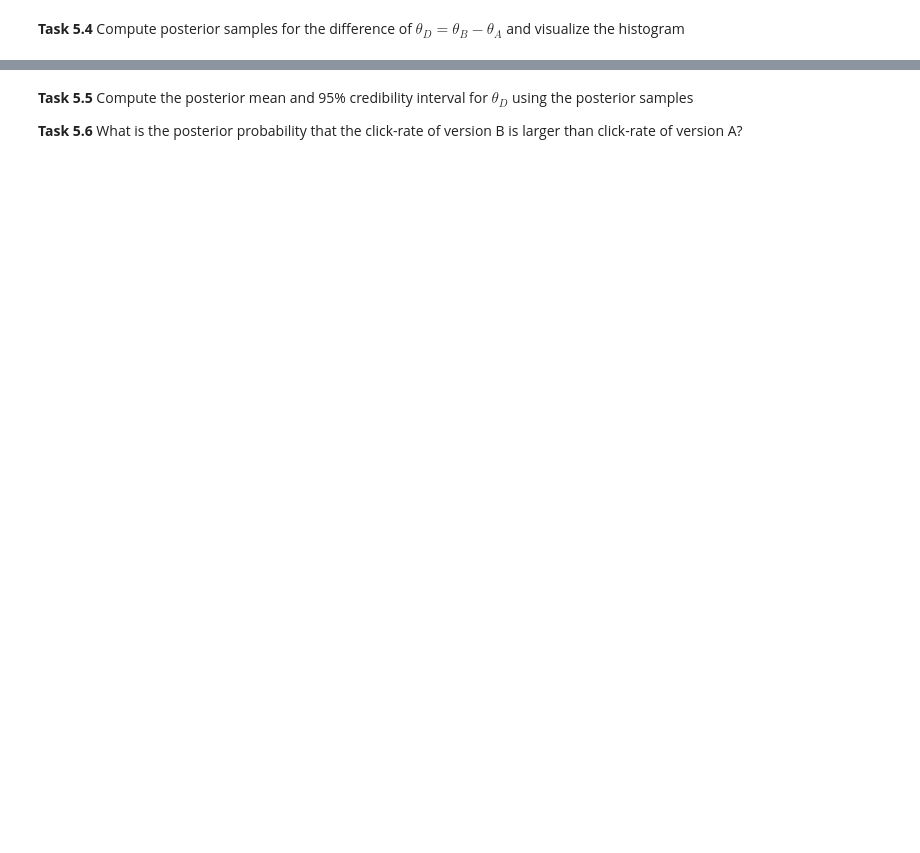
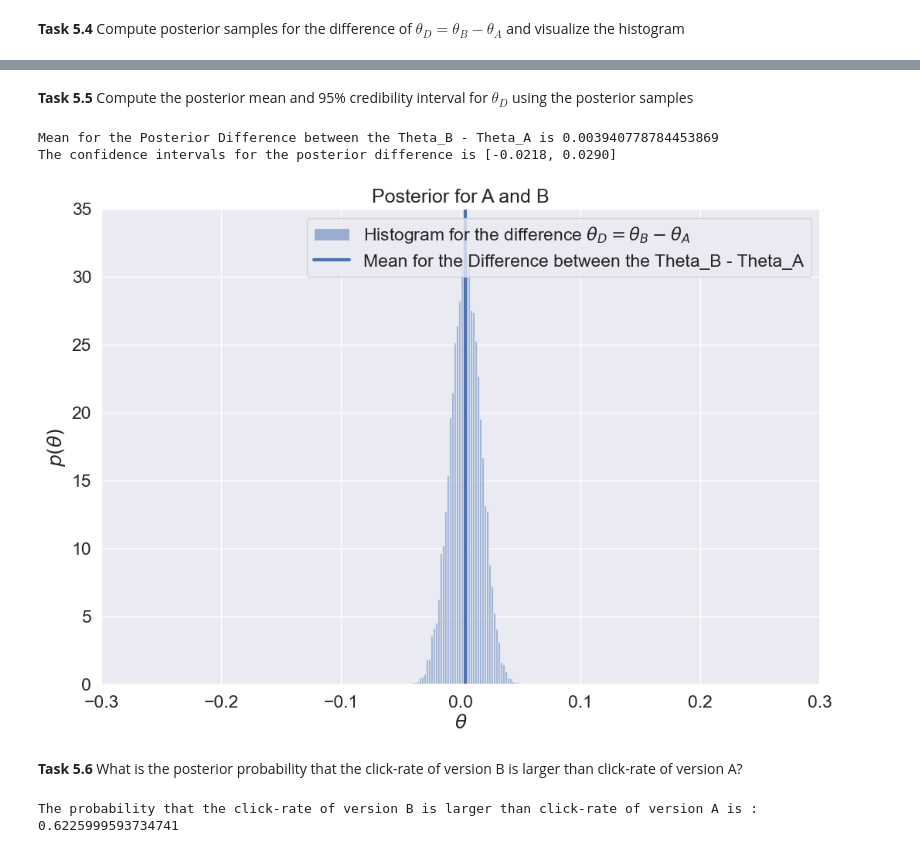
Before and after one commit to Cerlog/02477_Bayesian_Machine_Learning_DTU, a Jupyter notebook: WEEK_1/ex1_handout.ipynb, the cells around one changed output, grey strips where cells are left out. Saved outputs shown, nothing was run; the diff lists cells and outputs as text; code cells hidden in the pictures; blank space fills up the shorter version.

```diff
--- a/WEEK_1/ex1_handout.ipynb
+++ b/WEEK_1/ex1_handout.ipynb
@@ -896,2 +896,15 @@ plt.show()
 # %% [markdown]
 **Task 5.4** Compute posterior samples for the difference of $\theta_D = \theta_B - \theta_A$ and visualize the histogram
+# %%
+thetas_difference = samples_for_add_B - samples_for_add_A
+
+# Create plot
+plt.figure(figsize=(12, 8))
+plt.hist(thetas_difference, density=True, bins=50, alpha=0.5, color='b', label=r"Histogram for the difference $\theta_D =\theta_B - \theta_A$")
+plt.title(rf'Posterior for A and B')
+plt.xlabel(r'$\theta$')
+plt.ylabel(r'$p(\theta)$')
+plt.xlim(-0.3, 0.3)  # Limit x-axis to [0,0.2]
+plt.ylim(0, 35)
+plt.legend()
+plt.show()
@@ -898,7 +913,35 @@ plt.show()
+# %% [markdown]
+
+**Task 5.5** Compute the posterior mean and 95% credibility interval for $\theta_D$ using the posterior samples
+# %%
+post_dif = jnp.mean(thetas_difference)
+
+N = len(thetas_difference)
+
+intervals = jnp.percentile(thetas_difference, jnp.array([2.5, 97.5]))
+
+
+print(f"Mean for the Posterior Difference between the Theta_B - Theta_A is {post_dif}")
+print(f"The confidence intervals for the posterior difference is [{intervals[0]:.4f}, {intervals[1]:.4f}]")
+
+# Create plot
+plt.figure(figsize=(12, 8))
+plt.hist(thetas_difference, density=True, bins=50, alpha=0.5, color='b', label=r"Histogram for the difference $\theta_D =\theta_B - \theta_A$")
+plt.axvline(post_dif, label='Mean for the Difference between the Theta_B - Theta_A')
+plt.title(rf'Posterior for A and B')
+plt.xlabel(r'$\theta$')
+plt.ylabel(r'$p(\theta)$')
+plt.xlim(-0.3, 0.3)  # Limit x-axis to [0,0.2]
+plt.ylim(0, 35)
+plt.legend(loc='best')
+plt.show()
+# %% [output]
+Mean for the Posterior Difference between the Theta_B - Theta_A is 0.003940778784453869
+The confidence intervals for the posterior difference is [-0.0218, 0.0290]
+[figure, added]
 # %% [markdown]
-
-**Task 5.5** Compute the posterior mean and 95% credibility interval for $\theta_D$ using the posterior samples
-
-
-
 **Task 5.6** What is the posterior probability that the click-rate of version B is larger than click-rate of version A?
+# %%
+print(f"The probability that the click-rate of version B is larger than click-rate of version A is : {jnp.mean(samples_for_add_B > samples_for_add_A)}")
+# %% [output]
+The probability that the click-rate of version B is larger than click-rate of version A is : 0.6225999593734741
```
Also changed, not shown: parts of 6 cells of this notebook, 1 other file.
